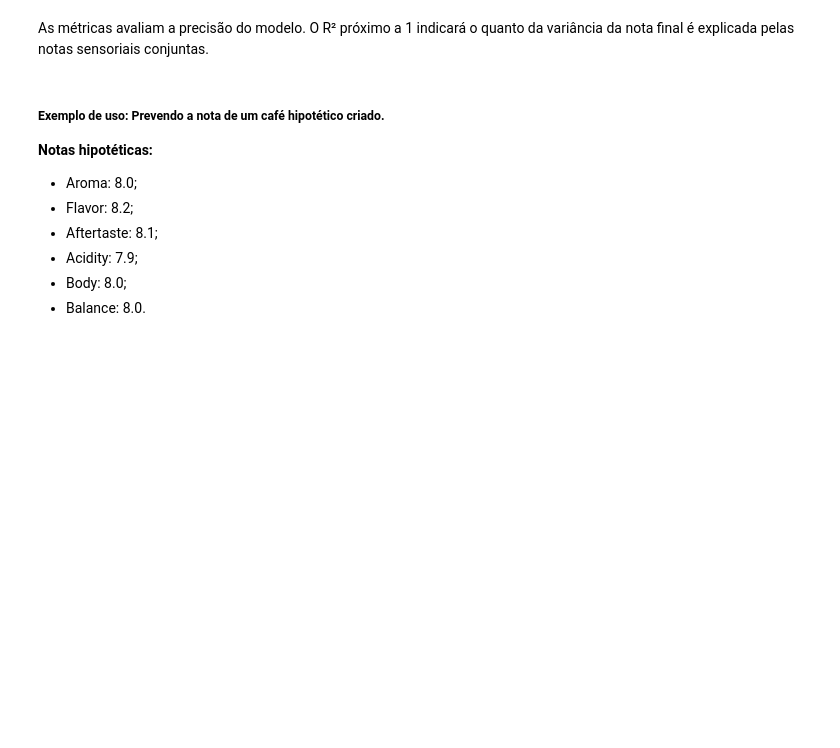
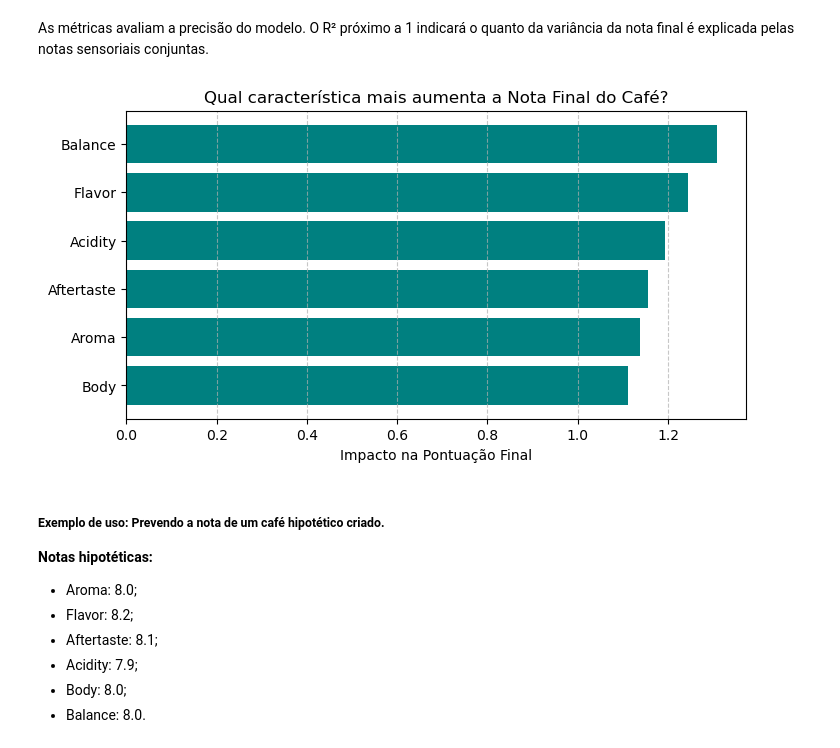
Before and after one commit to FNatanaelRamos97/Novas_Tecnologias-Projeto, a Jupyter notebook: AnaliseCafe.ipynb, the cells around one changed output. Cells and saved outputs as stored; diff of their text form; code cells hidden in the pictures; blank space fills up the shorter version.

```diff
--- a/AnaliseCafe.ipynb
+++ b/AnaliseCafe.ipynb
@@ -230,6 +255,23 @@ Erro absoluto médio (MAE): 0.0858
 Coeficiente de determinação (R²): 0.9954
 # %% [markdown]
 As métricas avaliam a precisão do modelo. O R² próximo a 1 indicará o quanto da variância da nota final é explicada pelas notas sensoriais conjuntas.
+# %%
+pesos = modelo_regressao.coef_
+
+df_importancia = pd.DataFrame({
+    'Caracteristicas': x.columns,
+    'Peso no modelo': pesos
+}).sort_values(by='Peso no modelo', ascending=False)
+
+plt.figure(figsize=(8, 4))
+plt.barh(df_importancia['Caracteristicas'], df_importancia['Peso no modelo'], color='teal')
+plt.gca().invert_yaxis()
+plt.title('Qual característica mais aumenta a Nota Final do Café?')
+plt.xlabel('Impacto na Pontuação Final')
+plt.grid(axis='x', linestyle='--', alpha=0.7)
+plt.show()
+# %% [output]
+[figure, added]
 # %% [markdown]
 ##### Exemplo de uso: Prevendo a nota de um café hipotético criado.
 
```
Also changed, not shown: parts of 4 cells of this notebook.
